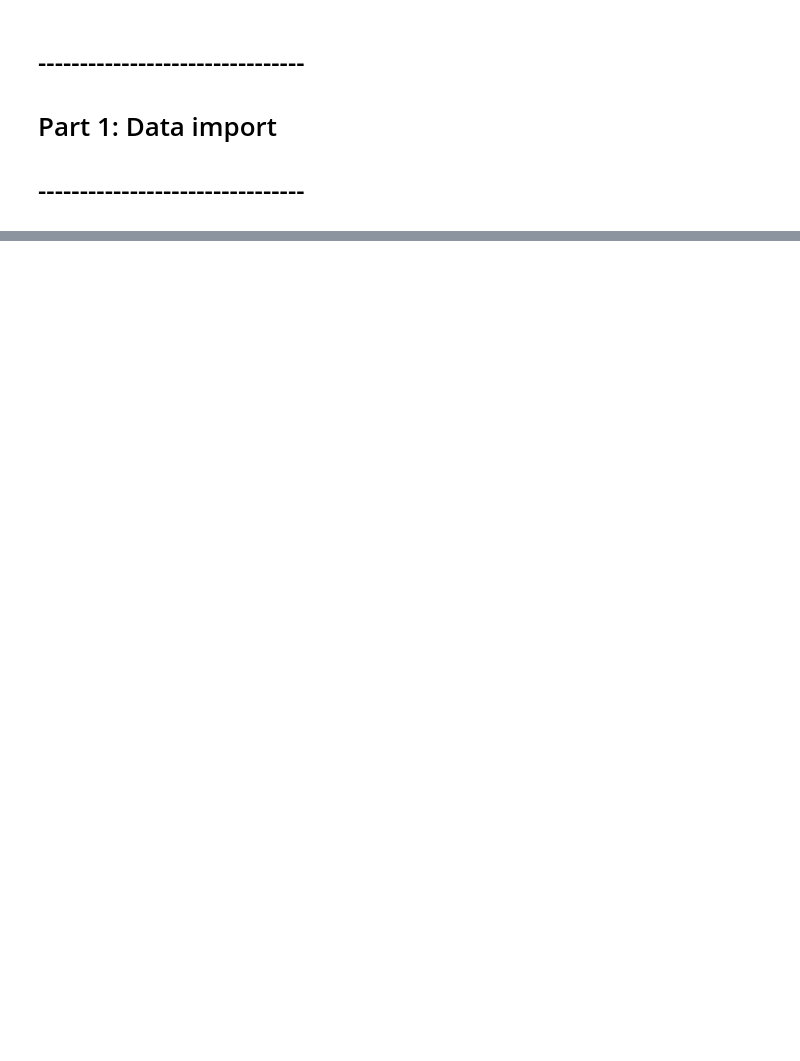
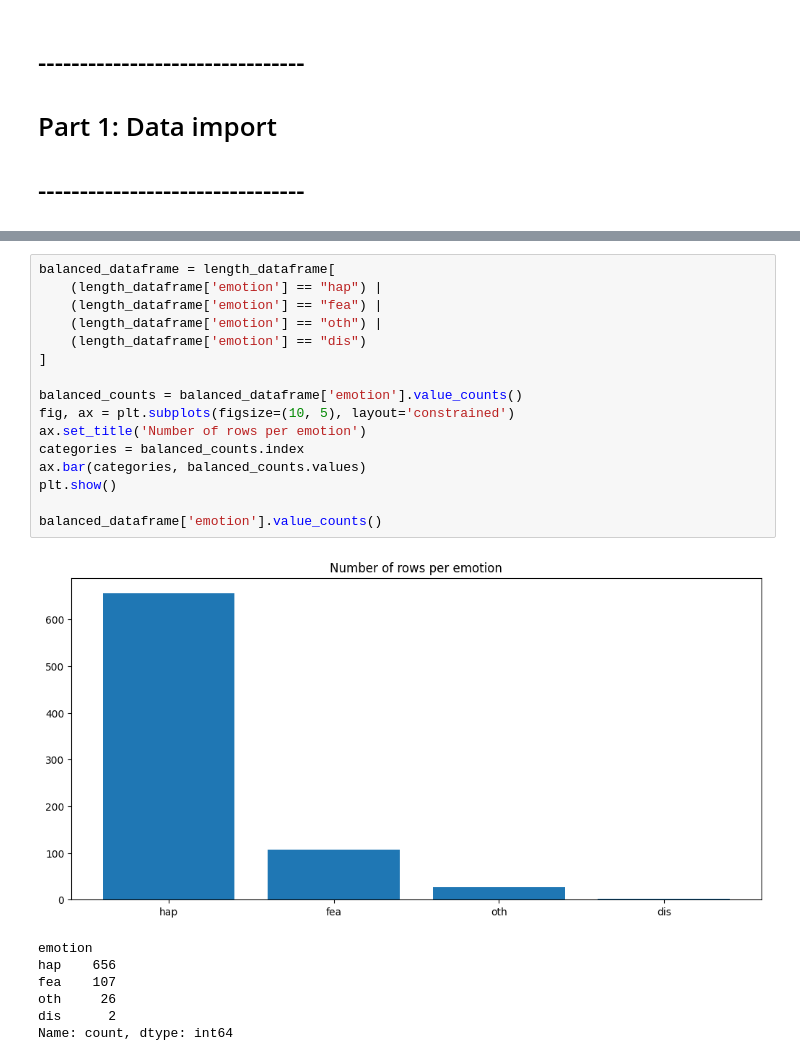
Before and after one commit to Nicoweed/Echo-DL, a Jupyter notebook: data_import.ipynb, the cells around one changed output, grey strips where cells are left out. Saved outputs shown, nothing was run; the diff lists cells and outputs as text; blank space fills up the shorter version.

```diff
--- a/data_import.ipynb
+++ b/data_import.ipynb
@@ -60,0 +241,24 @@ print(f"📦 KerasNLP version: {keras_nlp.__version__}")
+# %%
+balanced_dataframe = length_dataframe[
+    (length_dataframe['emotion'] == "hap") |
+    (length_dataframe['emotion'] == "fea") |
+    (length_dataframe['emotion'] == "oth") |
+    (length_dataframe['emotion'] == "dis")
+]
+
+balanced_counts = balanced_dataframe['emotion'].value_counts()
+fig, ax = plt.subplots(figsize=(10, 5), layout='constrained')
+ax.set_title('Number of rows per emotion')
+categories = balanced_counts.index
+ax.bar(categories, balanced_counts.values)
+plt.show()
+
+balanced_dataframe['emotion'].value_counts()
+# %% [output]
+[figure, added]
+emotion
+hap    656
+fea    107
+oth     26
+dis      2
+Name: count, dtype: int64
```
Also changed, not shown: parts of 15 cells of this notebook.
